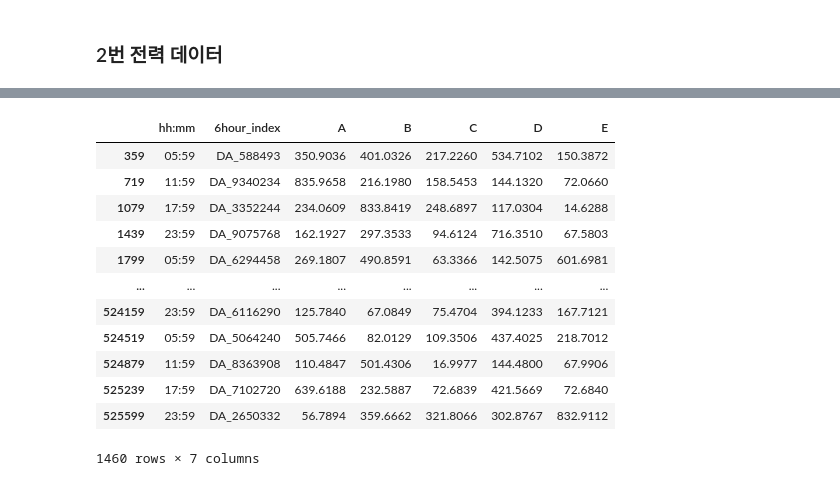
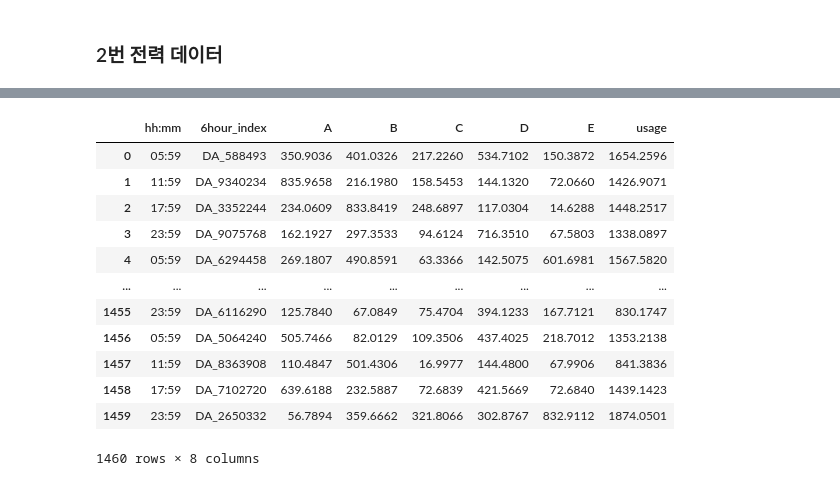
Before and after one commit to doeungim/ADP_DE2, a Jupyter notebook: ADP_15.ipynb, the cells around one changed output, grey strips where cells are left out. Saved outputs shown, nothing was run; the diff lists cells and outputs as text; code cells hidden in the pictures.

```diff
--- a/ADP_15.ipynb
+++ b/ADP_15.ipynb
@@ -601,18 +616,25 @@ print(us2['timestamp'].dt.strftime('%H:%M').unique().tolist())
-# %%
-
-## us
-history[history['hh:mm'].isin(['05:59', '11:59', '17:59', '23:59'])]
-# %% [output]
-|  | hh:mm | 6hour_index | A | B | C | D | E |
-| 359 | 05:59 | DA_588493 | 350.9036 | 401.0326 | 217.2260 | 534.7102 | 150.3872 |
-| 719 | 11:59 | DA_9340234 | 835.9658 | 216.1980 | 158.5453 | 144.1320 | 72.0660 |
-| 1079 | 17:59 | DA_3352244 | 234.0609 | 833.8419 | 248.6897 | 117.0304 | 14.6288 |
-| 1439 | 23:59 | DA_9075768 | 162.1927 | 297.3533 | 94.6124 | 716.3510 | 67.5803 |
-| 1799 | 05:59 | DA_6294458 | 269.1807 | 490.8591 | 63.3366 | 142.5075 | 601.6981 |
-| ... | ... | ... | ... | ... | ... | ... | ... |
-| 524159 | 23:59 | DA_6116290 | 125.7840 | 67.0849 | 75.4704 | 394.1233 | 167.7121 |
-| 524519 | 05:59 | DA_5064240 | 505.7466 | 82.0129 | 109.3506 | 437.4025 | 218.7012 |
-| 524879 | 11:59 | DA_8363908 | 110.4847 | 501.4306 | 16.9977 | 144.4800 | 67.9906 |
-| 525239 | 17:59 | DA_7102720 | 639.6188 | 232.5887 | 72.6839 | 421.5669 | 72.6840 |
-| 525599 | 23:59 | DA_2650332 | 56.7894 | 359.6662 | 321.8066 | 302.8767 | 832.9112 |
-1460 rows × 7 columns
+# %%
+
+## us - ['05:59', '11:59', '17:59', '23:59']만 필터
+usage_history = history[history['hh:mm'].isin(['05:59', '11:59', '17:59', '23:59'])].reset_index(drop = True)
+usage_history
+
+
+# A,B,C,D,E 의 합을 sum으로
+usage_history.loc[:,'sum'] = usage_history.iloc[:,2:].sum(axis = 1).round(4)
+usage_history = usage_history.rename(columns = {'sum': 'usage'})
+usage_history
+# %% [output]
+|  | hh:mm | 6hour_index | A | B | C | D | E | usage |
+| 0 | 05:59 | DA_588493 | 350.9036 | 401.0326 | 217.2260 | 534.7102 | 150.3872 | 1654.2596 |
+| 1 | 11:59 | DA_9340234 | 835.9658 | 216.1980 | 158.5453 | 144.1320 | 72.0660 | 1426.9071 |
+| 2 | 17:59 | DA_3352244 | 234.0609 | 833.8419 | 248.6897 | 117.0304 | 14.6288 | 1448.2517 |
+| 3 | 23:59 | DA_9075768 | 162.1927 | 297.3533 | 94.6124 | 716.3510 | 67.5803 | 1338.0897 |
+| 4 | 05:59 | DA_6294458 | 269.1807 | 490.8591 | 63.3366 | 142.5075 | 601.6981 | 1567.5820 |
+| ... | ... | ... | ... | ... | ... | ... | ... | ... |
+| 1455 | 23:59 | DA_6116290 | 125.7840 | 67.0849 | 75.4704 | 394.1233 | 167.7121 | 830.1747 |
+| 1456 | 05:59 | DA_5064240 | 505.7466 | 82.0129 | 109.3506 | 437.4025 | 218.7012 | 1353.2138 |
+| 1457 | 11:59 | DA_8363908 | 110.4847 | 501.4306 | 16.9977 | 144.4800 | 67.9906 | 841.3836 |
+| 1458 | 17:59 | DA_7102720 | 639.6188 | 232.5887 | 72.6839 | 421.5669 | 72.6840 | 1439.1423 |
+| 1459 | 23:59 | DA_2650332 | 56.7894 | 359.6662 | 321.8066 | 302.8767 | 832.9112 | 1874.0501 |
+1460 rows × 8 columns
```
Also changed, not shown: parts of 12 cells of this notebook.
